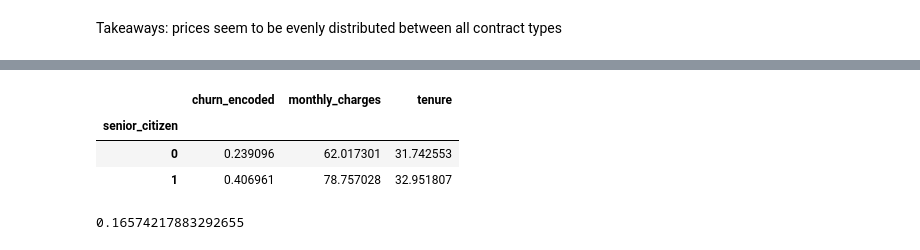
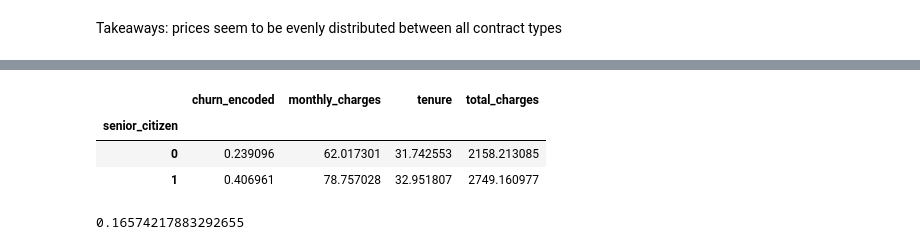
Before and after one commit to Churning-Up-the-Heat/classification-project, a Jupyter notebook: explore.ipynb, the cells around one changed output, grey strips where cells are left out. Saved outputs shown, nothing was run; the diff lists cells and outputs as text; code cells hidden in the pictures.

```diff
--- a/explore.ipynb
+++ b/explore.ipynb
@@ -25,7 +26,7 @@ telco = acquire.get_telco_data()
 train, test, validate = prepare.prep_telco(telco, .8, 123)
 # %%
 #encode the data
-encoder_1, encoder_2, encoder_3, encoder_4, train, test, validate = encode.encoded_df(train, test, validate)
+train, test, validate = encode.encoded_df(train, test, validate)
 # %%
 print(train.shape)
 print(test.shape)
@@ -398,10 +446,10 @@ Takeaways: prices seem to be evenly distributed between all contract types
 # %%
-train.groupby(["senior_citizen"])[["churn_encoded","monthly_charges","tenure"]].mean()
+train.groupby(["senior_citizen"])[["churn_encoded","monthly_charges","tenure","total_charges"]].mean()
 # %% [output]
-|  | churn_encoded | monthly_charges | tenure |
-| senior_citizen |  |  |  |
-| 0 | 0.239096 | 62.017301 | 31.742553 |
-| 1 | 0.406961 | 78.757028 | 32.951807 |
+|  | churn_encoded | monthly_charges | tenure | total_charges |
+| senior_citizen |  |  |  |  |
+| 0 | 0.239096 | 62.017301 | 31.742553 | 2158.213085 |
+| 1 | 0.406961 | 78.757028 | 32.951807 | 2749.160977 |
 # %%
 train.senior_citizen.mean()
 # %% [output]
```
Also changed, not shown: parts of 17 cells of this notebook, 2 other files.
